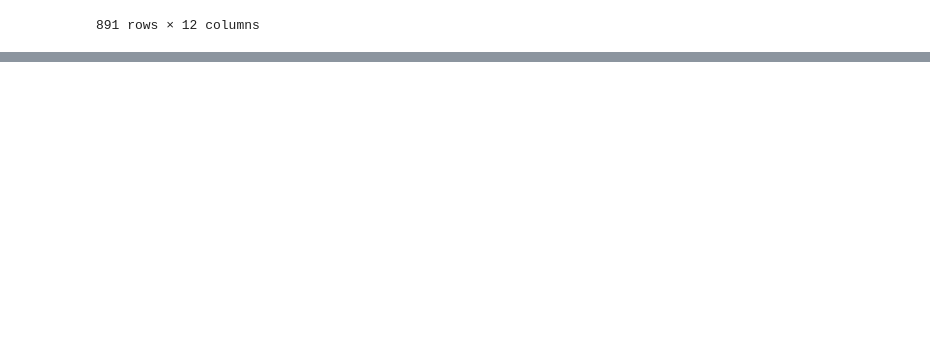
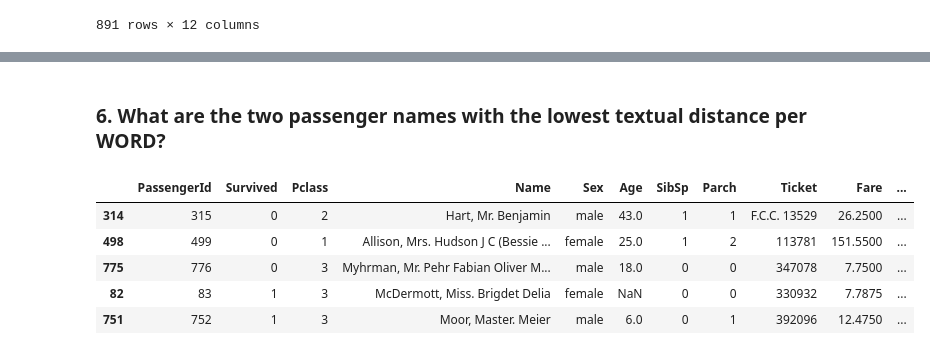
Before and after one commit to yairhoresh/Afeka, a Jupyter notebook: class_exercise_text_classification.ipynb, the cells around one changed output, grey strips where cells are left out. Drawn from its saved outputs; the diff is of its cells as text; code cells hidden in the pictures; blank space fills up the shorter version.

```diff
--- a/class_exercise_text_classification.ipynb
+++ b/class_exercise_text_classification.ipynb
@@ -65,0 +117,13 @@ df_titanic
+# %% [markdown]
+### 6. What are the two passenger names with the lowest textual distance per WORD?
+# %%
+# prepare list of words for each name
+df_titanic['list_words_for_name'] = df_titanic.Name.apply(lambda x : re.split('\W+', str(x)))
+df_titanic.sample(5)
+# %% [output]
+|  | PassengerId | Survived | Pclass | Name | Sex | Age | SibSp | Parch | Ticket | Fare | ... |
+| 314 | 315 | 0 | 2 | Hart, Mr. Benjamin | male | 43.0 | 1 | 1 | F.C.C. 13529 | 26.2500 | ... |
+| 498 | 499 | 0 | 1 | Allison, Mrs. Hudson J C (Bessie ... | female | 25.0 | 1 | 2 | 113781 | 151.5500 | ... |
+| 775 | 776 | 0 | 3 | Myhrman, Mr. Pehr Fabian Oliver M... | male | 18.0 | 0 | 0 | 347078 | 7.7500 | ... |
+| 82 | 83 | 1 | 3 | McDermott, Miss. Brigdet Delia | female | NaN | 0 | 0 | 330932 | 7.7875 | ... |
+| 751 | 752 | 1 | 3 | Moor, Master. Meier | male | 6.0 | 0 | 1 | 392096 | 12.4750 | ... |
```
Also changed, not shown: parts of 24 cells of this notebook.
